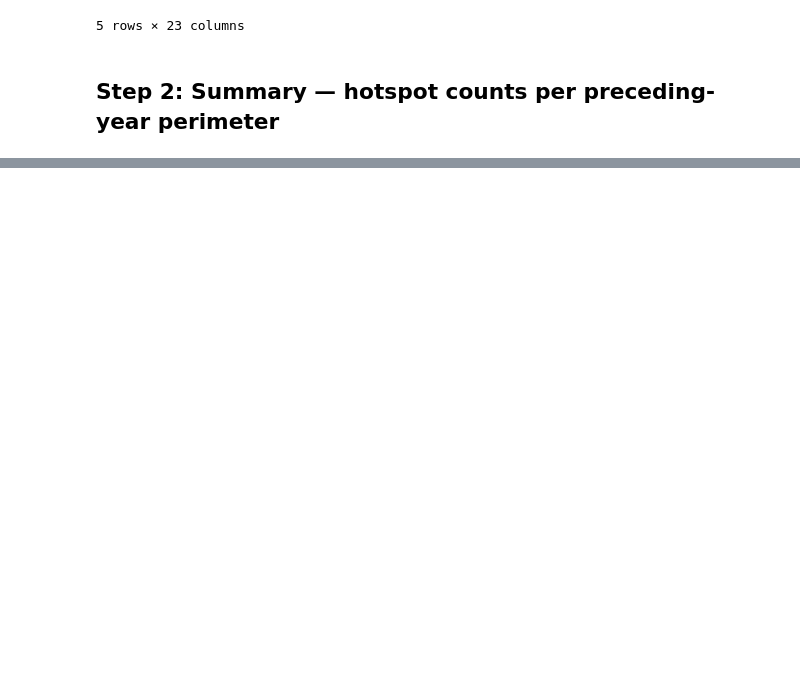
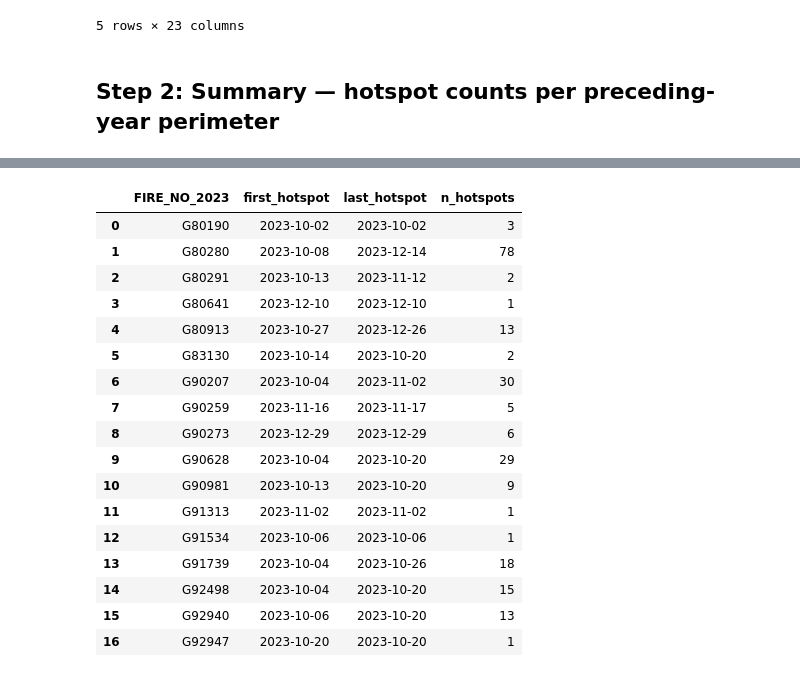
Before and after one commit to jackagoldman/overwintering, a Jupyter notebook: notebooks/overwinter_analysis.ipynb, the cells around one changed output, grey strips where cells are left out. Saved outputs shown, nothing was run; the diff lists cells and outputs as text; code cells hidden in the pictures; blank space fills up the shorter version.

```diff
--- a/notebooks/overwinter_analysis.ipynb
+++ b/notebooks/overwinter_analysis.ipynb
@@ -168,0 +294,2 @@ summary_2025
+# %%
+buffers_2023 = gpd.GeoDataFrame(buffers, geometry=gpd.GeoSeries.from_wkt(buffers["buffer_wkt"]), crs="EPSG:3005")
@@ -168,0 +1042,10 @@ summary_2025
+# %%
+overwinter_months = [10, 11, 12, 1, 2, 3, 4, 5]
+hs_offseason2 = hotspots[hotspots['date'].dt.month.isin(overwinter_months)]
+hs_offseason2.head()
+# %%
+#normalize hs_offseanson confidence values
+hs_offseason2['confidence_class'] = hs_offseason2['CONFIDENCE'].apply(normalize_confidence)
+#filter for medium and high confidence
+hs_offseason_filtered = hs_offseason2[hs_offseason2['confidence_class'].isin(['medium', 'high'])].copy()
+print(hs_offseason_filtered['confidence_class'].value_counts())
@@ -168,0 +1057,22 @@ summary_2025
+# %%
+# Subset hotspots by year — use full year, not just winter window
+hs_2023_all = hs_offseason_filtered[hs_offseason_filtered['year'] == 2023]
+hs_2024_all = hs_offseason_filtered[hs_offseason_filtered['year'] == 2024]
+hs_2025_all = hs_offseason_filtered[hs_offseason_filtered['year'] == 2025]
+
+# Spatial join each year's hotspots to that year's buffers
+# This tells us which hotspots belong to which fire
+join_2023_all = gpd.sjoin(
+    hs_2023_all, buffers_2023[['FIRE_NO', 'geometry']],
+    how='inner', predicate='within'
+).rename(columns={'FIRE_NO': 'FIRE_NO_2023'})
+
+join_2024_all = gpd.sjoin(
+    hs_2024_all, buffers_2024[['FIRE_NO', 'geometry']],
+    how='inner', predicate='within'
+).rename(columns={'FIRE_NO': 'FIRE_NO_2024'})
+
+join_2025_all = gpd.sjoin(
+    hs_2025_all, perimeters_2025[['FIRE_NO', 'geometry']],
+    how='inner', predicate='within'
+).rename(columns={'FIRE_NO': 'FIRE_NO_2025'})
@@ -168,0 +1187,28 @@ summary_2025
+# %%
+# what is the earliest date and latest hotspot date for each fire in each year?
+summary_2023_all = join_2023_all.groupby('FIRE_NO_2023').agg(
+    first_hotspot = ('date', 'min'),
+    last_hotspot  = ('date', 'max'),
+    n_hotspots    = ('date', 'count')
+).reset_index()
+
+summary_2023_all
+# %% [output]
+|  | FIRE_NO_2023 | first_hotspot | last_hotspot | n_hotspots |
+| 0 | G80190 | 2023-10-02 | 2023-10-02 | 3 |
+| 1 | G80280 | 2023-10-08 | 2023-12-14 | 78 |
+| 2 | G80291 | 2023-10-13 | 2023-11-12 | 2 |
+| 3 | G80641 | 2023-12-10 | 2023-12-10 | 1 |
+| 4 | G80913 | 2023-10-27 | 2023-12-26 | 13 |
+| 5 | G83130 | 2023-10-14 | 2023-10-20 | 2 |
+| 6 | G90207 | 2023-10-04 | 2023-11-02 | 30 |
+| 7 | G90259 | 2023-11-16 | 2023-11-17 | 5 |
+| 8 | G90273 | 2023-12-29 | 2023-12-29 | 6 |
+| 9 | G90628 | 2023-10-04 | 2023-10-20 | 29 |
+| 10 | G90981 | 2023-10-13 | 2023-10-20 | 9 |
+| 11 | G91313 | 2023-11-02 | 2023-11-02 | 1 |
+| 12 | G91534 | 2023-10-06 | 2023-10-06 | 1 |
+| 13 | G91739 | 2023-10-04 | 2023-10-26 | 18 |
+| 14 | G92498 | 2023-10-04 | 2023-10-20 | 15 |
+| 15 | G92940 | 2023-10-06 | 2023-10-20 | 13 |
+| 16 | G92947 | 2023-10-20 | 2023-10-20 | 1 |
```
Also changed, not shown: parts of 54 cells of this notebook, 13 other files.
